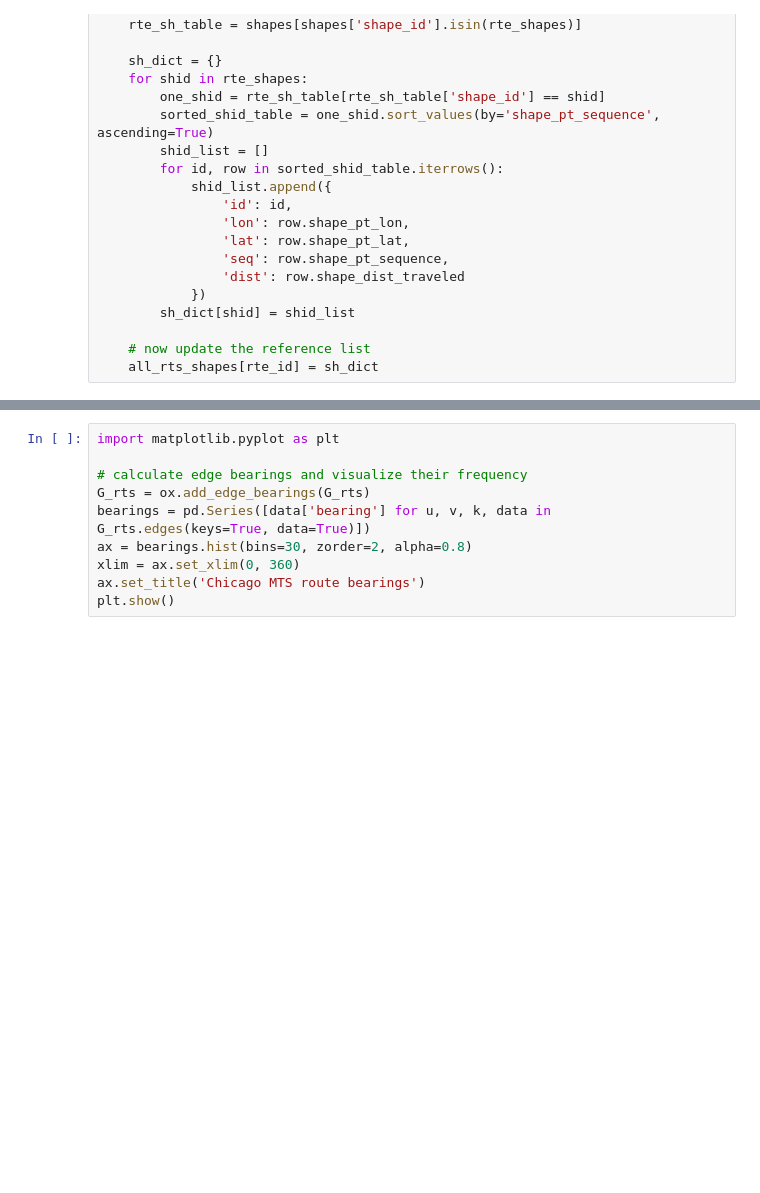
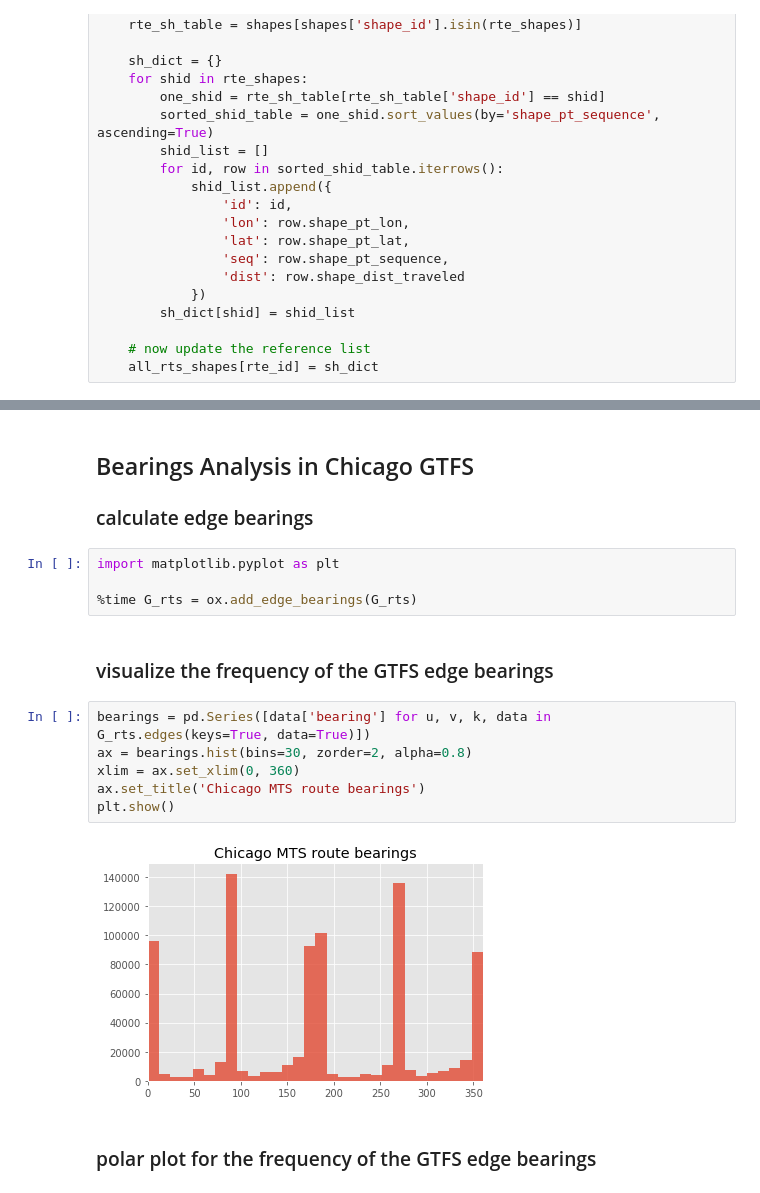
Before and after one commit to cybergis/cybergis-jupyter-notebook-repo, a Jupyter notebook: geospatial/Spatial_Analysis_GTFS_Chicago.ipynb, the cells around one changed output, grey strips where cells are left out. Cells and saved outputs as stored; diff of their text form; blank space fills up the shorter version.

```diff
--- a/geospatial/Spatial_Analysis_GTFS_Chicago.ipynb
+++ b/geospatial/Spatial_Analysis_GTFS_Chicago.ipynb
@@ -195,11 +272,21 @@ for rte_key in all_rts_shapes_keys:
+# %% [markdown]
+## Bearings Analysis in Chicago GTFS
+
+###  calculate edge bearings
+# %%
+import matplotlib.pyplot as plt
+
+%time G_rts = ox.add_edge_bearings(G_rts)
+# %% [markdown]
+### visualize the frequency of the GTFS edge bearings
 # %%
-import matplotlib.pyplot as plt
-
-# calculate edge bearings and visualize their frequency
-G_rts = ox.add_edge_bearings(G_rts)
 bearings = pd.Series([data['bearing'] for u, v, k, data in G_rts.edges(keys=True, data=True)])
 ax = bearings.hist(bins=30, zorder=2, alpha=0.8)
 xlim = ax.set_xlim(0, 360)
 ax.set_title('Chicago MTS route bearings')
 plt.show()
+# %% [output]
+[figure, added]
+# %% [markdown]
+### polar plot for the frequency of the GTFS edge bearings
 # %%
```
Also changed, not shown: parts of 29 cells of this notebook.
